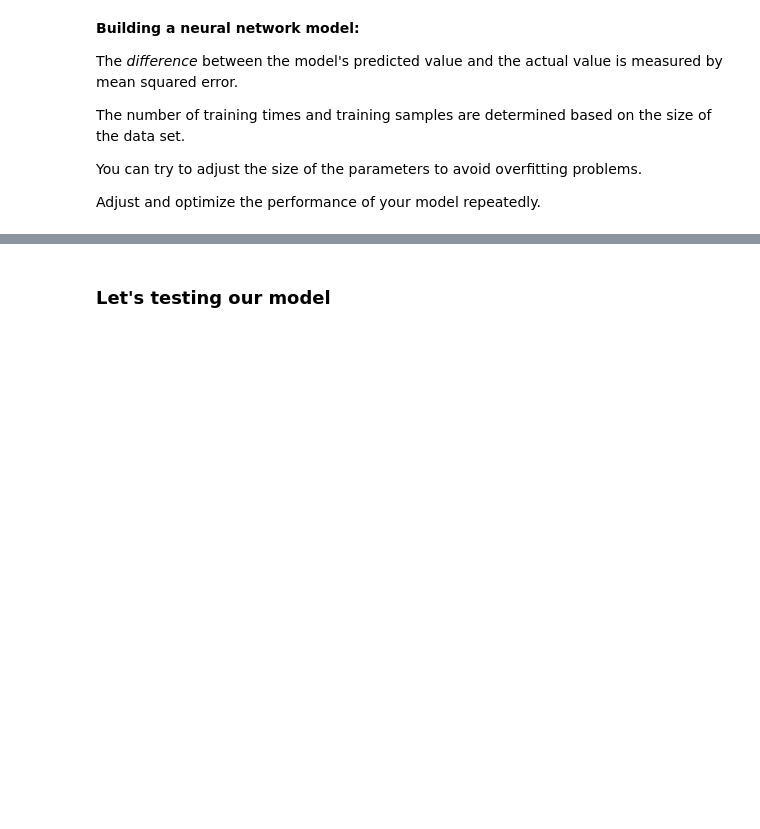
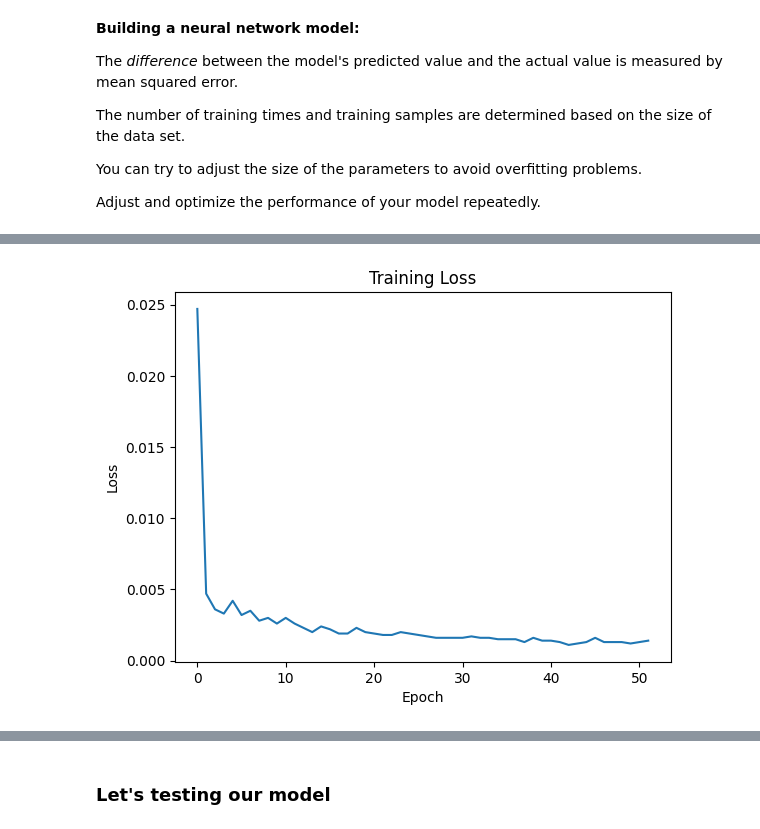
Before and after one commit to mc365691/2023_CISC7201-courseproject_mc36569, a Jupyter notebook: ipyn.ipynb, the cells around one changed output, grey strips where cells are left out. Cells and saved outputs as stored; diff of their text form; code cells hidden in the pictures; blank space fills up the shorter version.

```diff
--- a/ipyn.ipynb
+++ b/ipyn.ipynb
@@ -226 +226,14 @@ Epoch 52/52
 <keras.src.callbacks.History at 0x...>
+# %%
+loss_value=[0.0247, 0.0047, 0.0036, 0.0033, 0.0042, 0.0032, 0.0035, 0.0028, 0.0030, 0.0026, 0.0030, 0.0026, 0.0023, 0.0020, 0.0024, 0.0022, 0.0019, 0.0019, 0.0023, 0.0020, 0.0019, 0.0018, 0.0018, 0.0020, 0.0019, 0.0018, 0.0017, 0.0016, 0.0016, 0.0016, 0.0016, 0.0017, 0.0016, 0.0016, 0.0015, 0.0015, 0.0015, 0.0013, 0.0016, 0.0014, 0.0014, 0.0013, 0.0011, 0.0012, 0.0013, 0.0016, 0.0013, 0.0013, 0.0013, 0.0012, 0.0013, 0.0014]
+
+#collect all loss record in []
+plt.plot(loss_value) #plot the result
+
+#lebal chart name
+plt.title('Training Loss')
+plt.xlabel('Epoch')
+plt.ylabel('Loss')
+plt.show()
+# %% [output]
+[figure, added]
```
Also changed, not shown: parts of 27 cells of this notebook.
